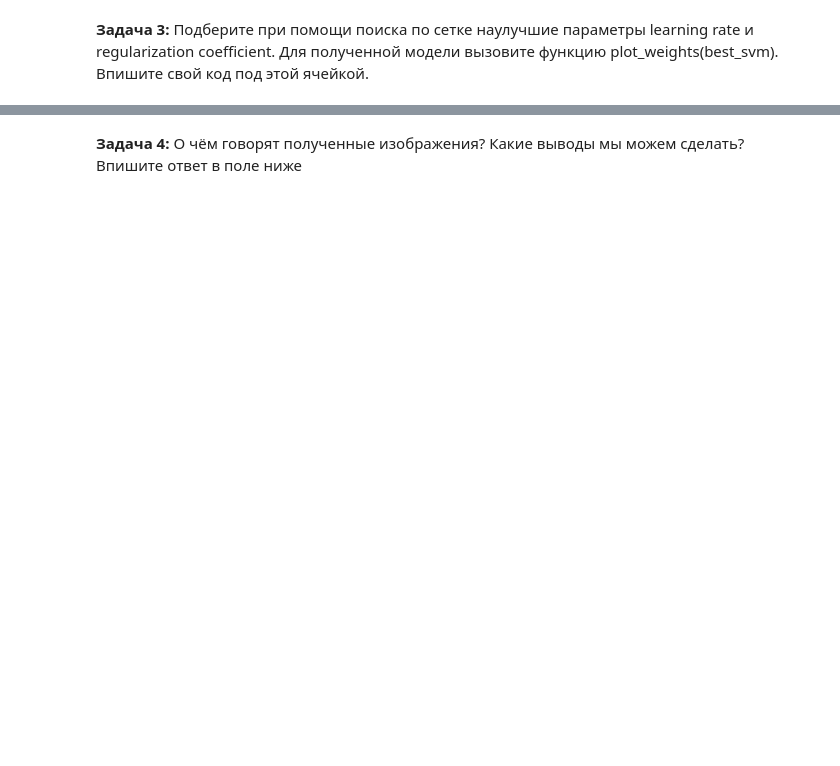
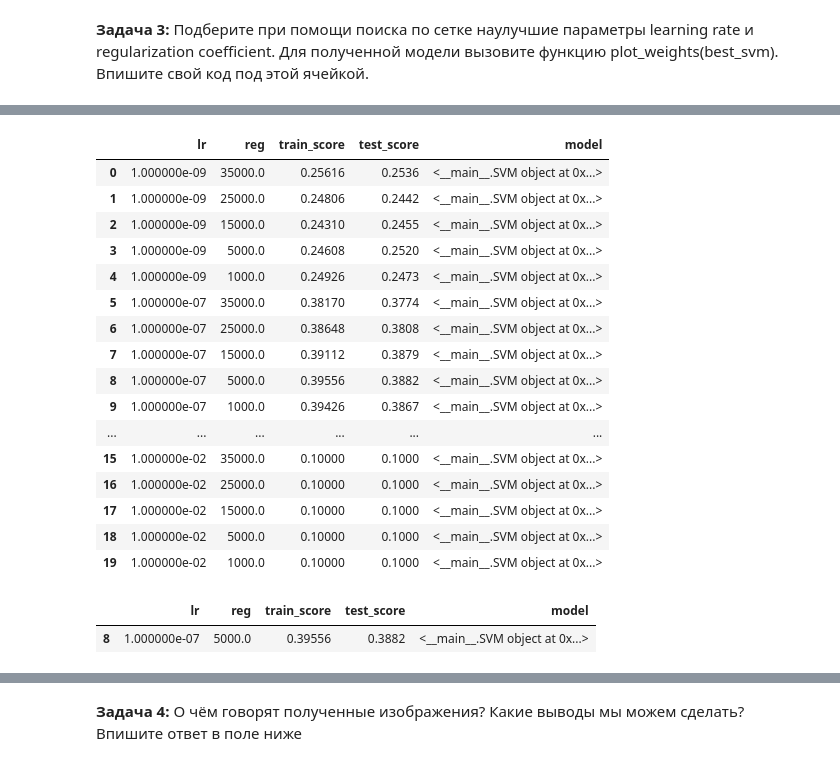
Before and after one commit to AndrewSukhobok95/DeepLearningHSE, a Jupyter notebook: hw/HW1.ipynb, the cells around one changed output, grey strips where cells are left out. Drawn from its saved outputs; the diff is of its cells as text; code cells hidden in the pictures; blank space fills up the shorter version.

```diff
--- a/hw/HW1.ipynb
+++ b/hw/HW1.ipynb
@@ -297,7 +298,7 @@ class SVM():
 # %%
 tic = time.time()
 svm = SVM()
-loss_hist = svm.train(x_train, y_train, learning_rate=1e-7, reg=2.5e4,
+loss_hist = svm.fit(x_train, y_train, learning_rate=1e-7, reg=2.5e4,
                       num_iters=1000, verbose=True)
 toc = time.time()
 print('That took %fs' % (toc - tic))
@@ -358,2 +359,28 @@ def plot_weights(best_svm):
 # %% [markdown]
 **Задача 3:** Подберите при помощи поиска по сетке наулучшие параметры learning rate и regularization coefficient. Для полученной модели вызовите функцию plot_weights(best_svm). Впишите свой код под этой ячейкой.
+# %%
+parameters = {'learning_rate':(1e-9, 1e-7, 0.0001, 0.01), 'reg':[3.5e4, 2.5e4, 15000, 5000, 1000]}
+# %%
+gridsearch_res = []
+for i in range(4):
+    for j in range(5):
+        svm = SVM()
+        loss_hist = svm.fit(x_train, y_train,
+                            learning_rate=parameters['learning_rate'][i],
+                            reg=parameters['reg'][j],
+                            num_iters=800,
+                            verbose=True)
+        y_train_pred = svm.predict(x_train)
+        y_val_pred = svm.predict(x_test)
+
+        print(i, j)
+
+        gridsearch_res.append(
+            [
+                parameters['learning_rate'][i],
+                parameters['reg'][j],
+                np.mean(y_train == y_train_pred),
+                np.mean(y_test == y_val_pred),
+                svm
+            ]
+        )
@@ -359,0 +426,28 @@ def plot_weights(best_svm):
+# %%
+import pandas as pd
+search_res = pd.DataFrame(gridsearch_res, columns=['lr', 'reg', 'train_score', 'test_score', 'model'])
+# %%
+search_res
+# %% [output]
+|  | lr | reg | train_score | test_score | model |
+| 0 | 1.000000e-09 | 35000.0 | 0.25616 | 0.2536 | <__main__.SVM object at 0x...> |
+| 1 | 1.000000e-09 | 25000.0 | 0.24806 | 0.2442 | <__main__.SVM object at 0x...> |
+| 2 | 1.000000e-09 | 15000.0 | 0.24310 | 0.2455 | <__main__.SVM object at 0x...> |
+| 3 | 1.000000e-09 | 5000.0 | 0.24608 | 0.2520 | <__main__.SVM object at 0x...> |
+| 4 | 1.000000e-09 | 1000.0 | 0.24926 | 0.2473 | <__main__.SVM object at 0x...> |
+| 5 | 1.000000e-07 | 35000.0 | 0.38170 | 0.3774 | <__main__.SVM object at 0x...> |
+| 6 | 1.000000e-07 | 25000.0 | 0.38648 | 0.3808 | <__main__.SVM object at 0x...> |
+| 7 | 1.000000e-07 | 15000.0 | 0.39112 | 0.3879 | <__main__.SVM object at 0x...> |
+| 8 | 1.000000e-07 | 5000.0 | 0.39556 | 0.3882 | <__main__.SVM object at 0x...> |
+| 9 | 1.000000e-07 | 1000.0 | 0.39426 | 0.3867 | <__main__.SVM object at 0x...> |
+| ... | ... | ... | ... | ... | ... |
+| 15 | 1.000000e-02 | 35000.0 | 0.10000 | 0.1000 | <__main__.SVM object at 0x...> |
+| 16 | 1.000000e-02 | 25000.0 | 0.10000 | 0.1000 | <__main__.SVM object at 0x...> |
+| 17 | 1.000000e-02 | 15000.0 | 0.10000 | 0.1000 | <__main__.SVM object at 0x...> |
+| 18 | 1.000000e-02 | 5000.0 | 0.10000 | 0.1000 | <__main__.SVM object at 0x...> |
+| 19 | 1.000000e-02 | 1000.0 | 0.10000 | 0.1000 | <__main__.SVM object at 0x...> |
+# %%
+search_res[search_res['test_score'] == search_res['test_score'].max()]
+# %% [output]
+|  | lr | reg | train_score | test_score | model |
+| 8 | 1.000000e-07 | 5000.0 | 0.39556 | 0.3882 | <__main__.SVM object at 0x...> |
```
Also changed, not shown: parts of 19 cells of this notebook, 3 other files.
